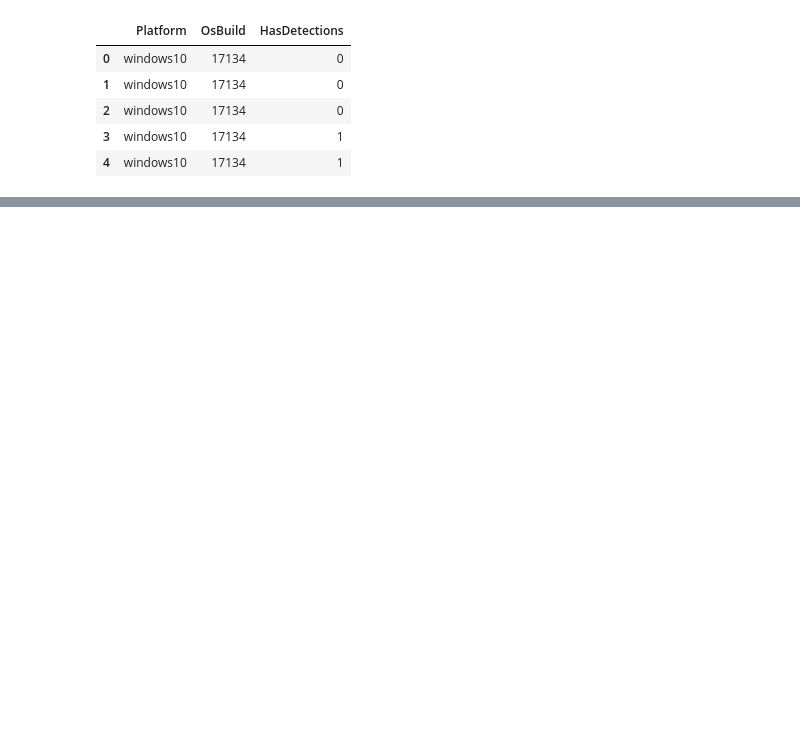
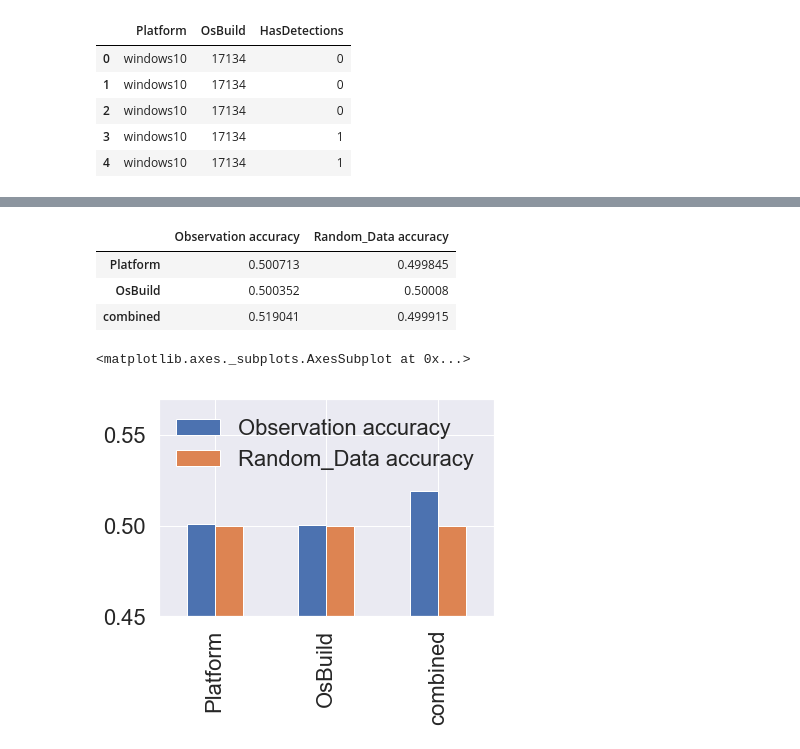
Before and after one commit to shy166/Data-Science-Investigation-Project, a Jupyter notebook: 189/final/Scenario 2 Operating system.ipynb, the cells around one changed output, grey strips where cells are left out. Cells and saved outputs as stored; diff of their text form; code cells hidden in the pictures; blank space fills up the shorter version.

```diff
--- a/189/final/Scenario 2 Operating system.ipynb
+++ b/189/final/Scenario 2 Operating system.ipynb
@@ -105,0 +106,44 @@ Ks_2sampResult(statistic=0.10000000000000009, pvalue=0.9999999942894181)
+# %%
+def skl(col):
+    nominal_transformer = Pipeline(steps=[
+        ('onehot', OneHotEncoder(handle_unknown='ignore'))
+    ])
+    preproc = ColumnTransformer(transformers=[('onehot', nominal_transformer, col)],\
+                                          remainder='drop')
+    clf = RandomForestClassifier(n_estimators=7, max_depth=60)
+    pl = Pipeline(steps=[('preprocessor', preproc),
+                    ('clf', clf)
+                    ])
+    return pl
+# %%
+X_train, X_test, y_train, y_test = train_test_split(train.dropna().drop('HasDetections',axis = 1)\
+                                                    , train.dropna()['HasDetections'], test_size=0.25)
+N = len(y_test)
+y_random = y_test.sample(replace=False, frac = 1)
+# %%
+output = pd.DataFrame(columns = ['Observation accuracy', 'Random_Data accuracy'], index = COLS[1:])
+for i in COLS[1:]:
+    pl = skl([COLS[1]])
+    pl.fit(X_train, y_train)
+    pred_score = pl.score(X_test, y_test)
+    rand_score = pl.score(X_test, y_random)
+    output.loc[i, 'Observation accuracy'] = pred_score
+    output.loc[i, 'Random_Data accuracy'] = rand_score
+pl = skl(COLS[1:])
+pl.fit(X_train, y_train)
+pred_score = pl.score(X_test, y_test)
+rand_score = pl.score(X_test, y_random)
+output.loc['combined', 'Observation accuracy'] = pred_score
+output.loc['combined', 'Random_Data accuracy'] = rand_score
+# %%
+output
+# %% [output]
+|  | Observation accuracy | Random_Data accuracy |
+| Platform | 0.500713 | 0.499845 |
+| OsBuild | 0.500352 | 0.50008 |
+| combined | 0.519041 | 0.499915 |
+# %%
+output.plot(kind = 'bar', ylim = (0.45, 0.57))
+# %% [output]
+<matplotlib.axes._subplots.AxesSubplot at 0x...>
+[figure, added]
```
Also changed, not shown: parts of 7 cells of this notebook, 2 other files.
